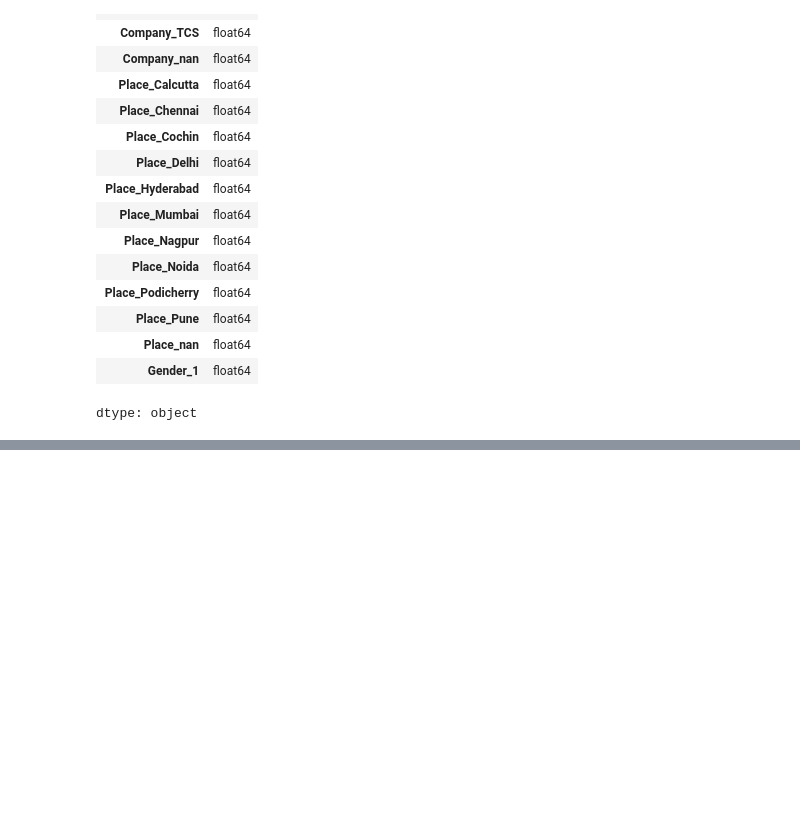
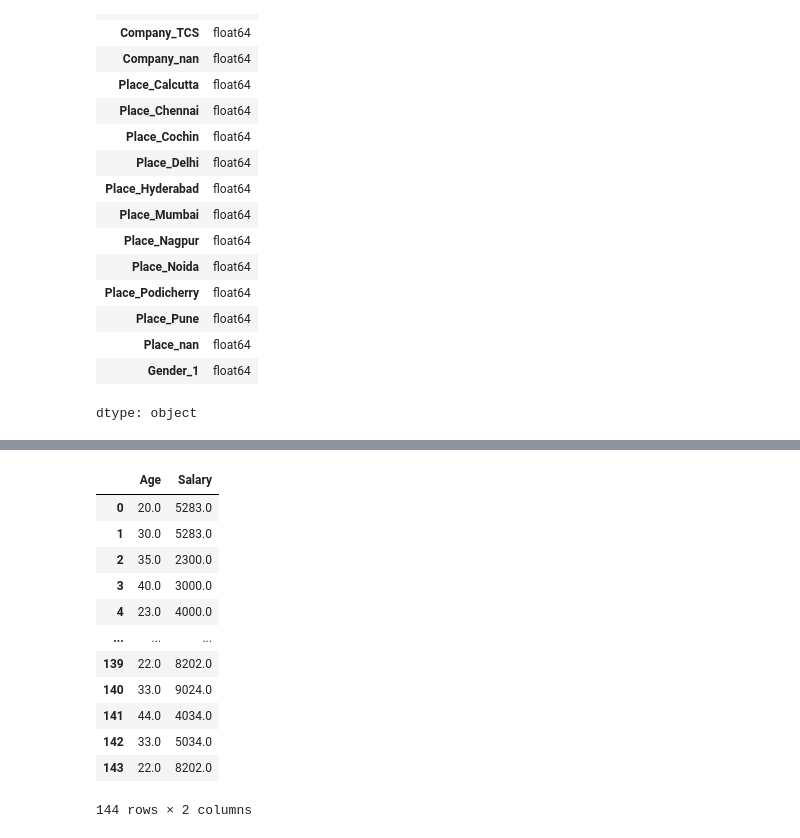
Before and after one commit to valeraboyko2002/test, a Jupyter notebook: препроцессинг.ipynb, the cells around one changed output, grey strips where cells are left out. Drawn from its saved outputs; the diff is of its cells as text; code cells hidden in the pictures; blank space fills up the shorter version.

```diff
--- a/препроцессинг.ipynb
+++ b/препроцессинг.ipynb
@@ -572,0 +603,17 @@ dtype: object
+# %%
+data = df1.iloc[:,[1,2]]
+data
+# %% [output]
+|  | Age | Salary |
+| 0 | 20.0 | 5283.0 |
+| 1 | 30.0 | 5283.0 |
+| 2 | 35.0 | 2300.0 |
+| 3 | 40.0 | 3000.0 |
+| 4 | 23.0 | 4000.0 |
+| ... | ... | ... |
+| 139 | 22.0 | 8202.0 |
+| 140 | 33.0 | 9024.0 |
+| 141 | 44.0 | 4034.0 |
+| 142 | 33.0 | 5034.0 |
+| 143 | 22.0 | 8202.0 |
+144 rows × 2 columns
```
Also changed, not shown: parts of 14 cells of this notebook.
